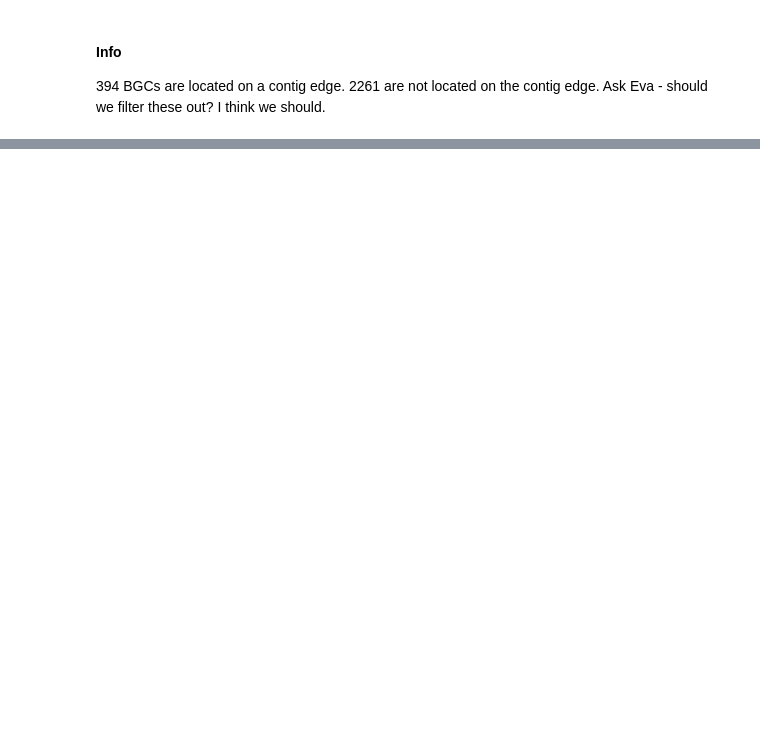
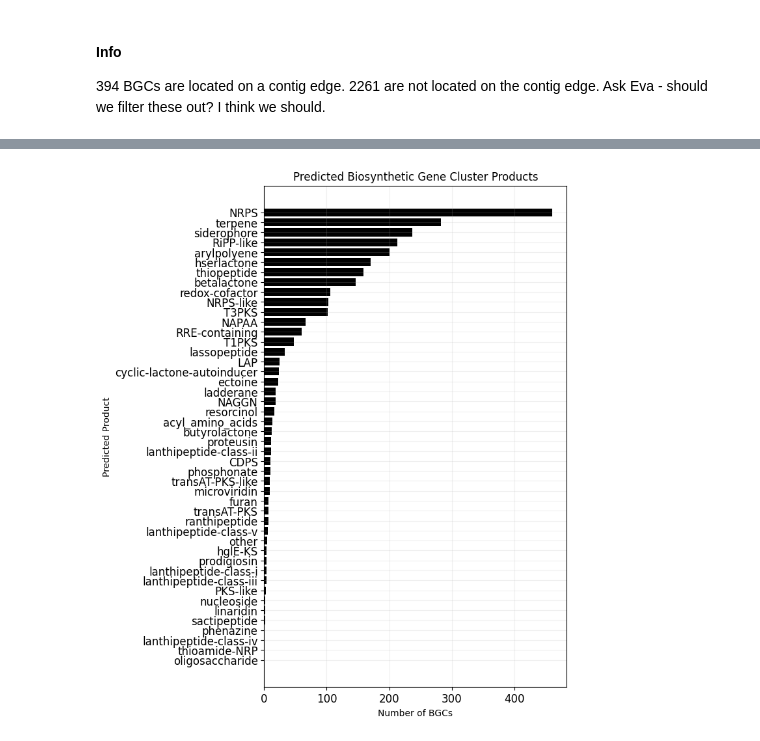
Before and after one commit to aidanfoo96/MosAIC_BGC, a Jupyter notebook: 01_QC_Metrics_antiSMASH_GBK.ipynb, the cells around one changed output, grey strips where cells are left out. Drawn from its saved outputs; the diff is of its cells as text; code cells hidden in the pictures; blank space fills up the shorter version.

```diff
--- a/01_QC_Metrics_antiSMASH_GBK.ipynb
+++ b/01_QC_Metrics_antiSMASH_GBK.ipynb
@@ -136,0 +144,4 @@ Ask Eva - should we filter these out? I think we should.
+# %%
+# group by products
+products_summarised = antismash_df_clean[['product', 'sampleID']].groupby('product').count().reset_index().sort_values(by = 'sampleID')
+products_summarised.head()
@@ -136,0 +155,20 @@ Ask Eva - should we filter these out? I think we should.
+# %%
+# plot
+plt.figure(figsize=(6, 10))  # Set the figure size
+
+# Adding labels and title
+plt.xlabel('Number of BGCs')  # X-axis label
+plt.ylabel('Predicted Product')  # Y-axis label
+plt.title('Predicted Biosynthetic Gene Cluster Products')  # Title of the graph
+
+# Adjust ticks and grid
+plt.xticks(fontsize=12)
+plt.yticks(fontsize=12)
+plt.grid(axis='both', linestyle='-', alpha=0.2)
+
+plt.barh(y = products_summarised['product'], width = products_summarised['sampleID'], color='black')  # Create the bar chart
+
+
+plt.savefig("091023_BGCs_predicted_BGC_products.png", dpi = 600, bbox_inches = 'tight')
+# %% [output]
+[figure, added]
```
Also changed, not shown: parts of 10 cells of this notebook, 1 other file.
